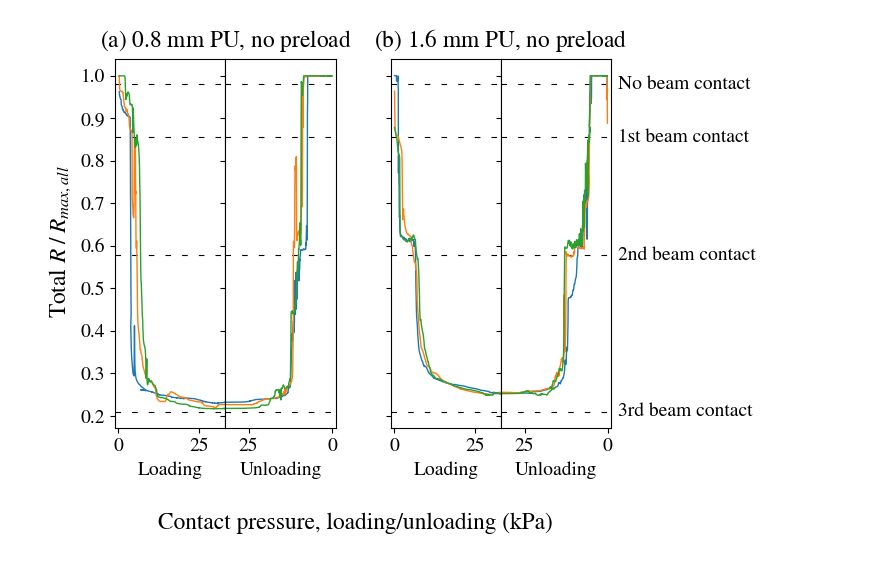
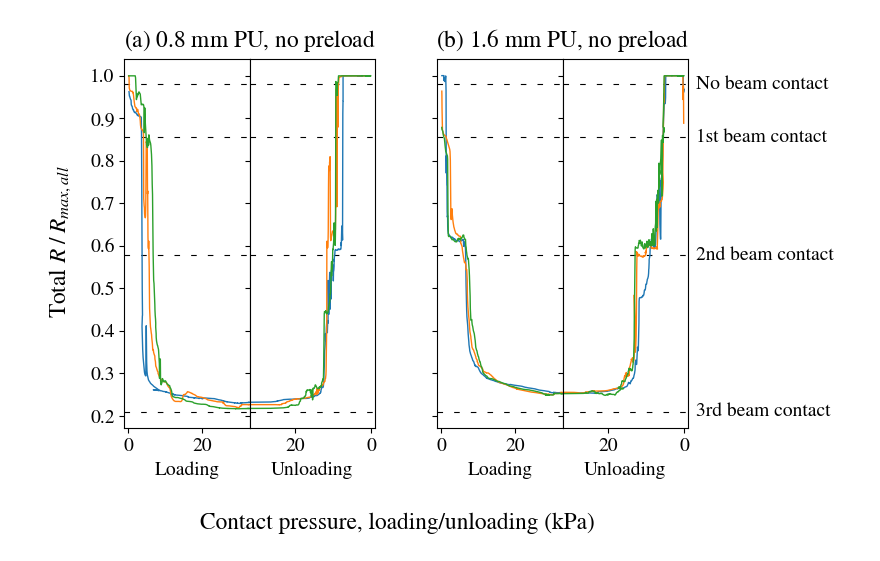
Before and after one commit to lrizvi/exported, a Jupyter notebook: plots/20_3beam_demo/20_3beam_demo.ipynb, the cells around one changed output. Cells and saved outputs as stored; diff of their text form; code cells hidden in the pictures.

```diff
--- a/plots/20_3beam_demo/20_3beam_demo.ipynb
+++ b/plots/20_3beam_demo/20_3beam_demo.ipynb
@@ -133,8 +133,9 @@ mpl.rcParams['mathtext.fontset'] = 'stix'
 
 fig, axes = plt.subplots(
     ncols=3 * len(data) - 1,
+    sharey=True,
     width_ratios=([2, 2, 1] * len(data))[:-1],
-    sharey=True
+    figsize=mpl.figure.figaspect(0.66),
 )
 
 rmax = max([dat.dfdq.dropna().Resistance.max() for dat in data])
@@ -149,31 +150,31 @@ rexp = [
     (041.8 / rmax, '3rd beam contact'),
 ]
 for r, label in rexp:
     for ax in axes:
         ax.axhline(r, color='black', lw=0.8, dashes=[5, 10])
     axes[-1].text(-3, r, label, verticalalignment='center')
 
 for dat, i in zip(data, itertools.count()):
     for loading, df in dat.dfdq.dropna().groupby('Loading'):
         for cycle, dff in df.groupby('Cycle'):
             ax = axes[loading + i * 3]
             ax.plot(dff.Pressure, dff.ResNorm, color=palette[cycle], lw=1)
             ax.set_xlim(xmin=np.floor(dff.Pressure.min() - 1), xmax=dff.Pressure.max())
 
             ax.set_xlabel('Loading')
             if loading:
                 ax.invert_xaxis()
                 ax.set_title(f'({chr(ord("a") + i)}) {dat.label}', x=0, y=1.01)
                 ax.set_xlabel('Unloading')
 
 # fig.suptitle('Demonstrator response, device 3#2\n3 beams, 7.5 to 10 mm length, varied encapsulation')
 fig.supxlabel('Contact pressure, loading/unloading (kPa)', y=-0.11)
 fig.supylabel('Total $R\\;/\\;R_{max, all}$')
 fig.subplots_adjust(wspace=0, hspace=0)
 for ax in axes[2::3]:
     ax.set_visible(False)
 
 plt.savefig('plot.png', dpi=600, bbox_inches='tight')
 plt.show()
 # %% [output]
-[figure, old version]
+[figure, new version]
```
Also changed, not shown: 2 other files.
